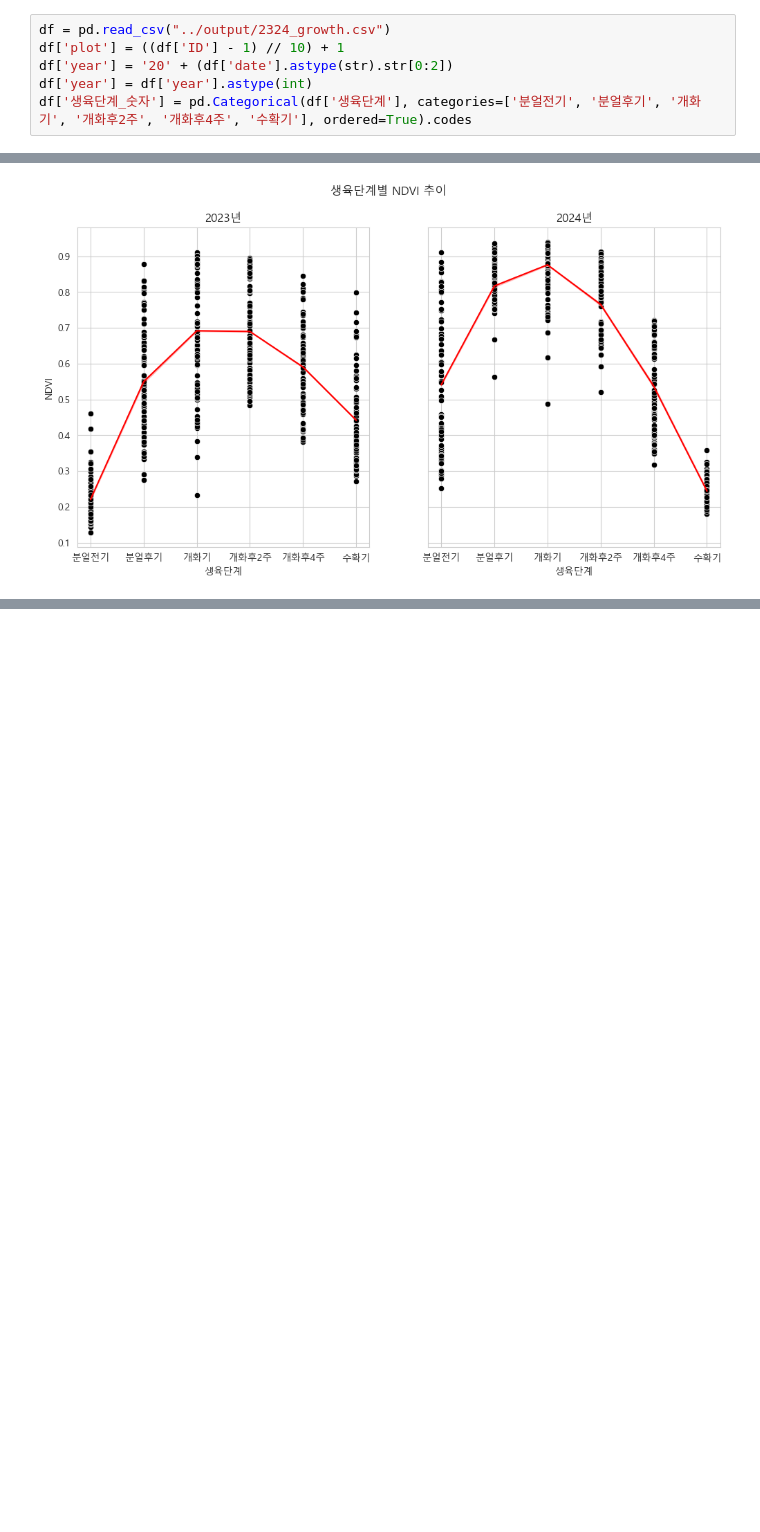
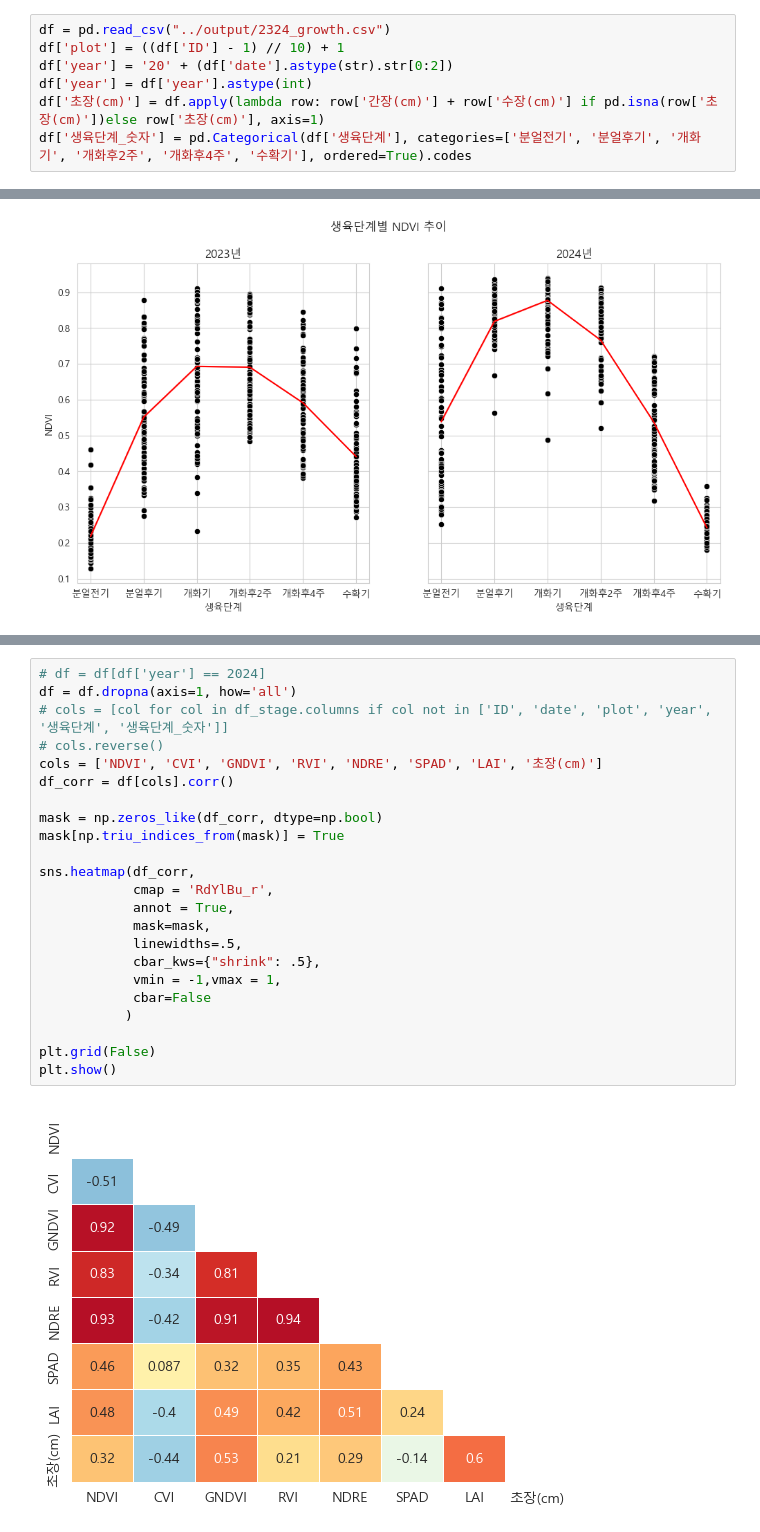
Before and after one commit to SmartDigitalAg/Wheat-Yield-Estimation, a Jupyter notebook: drone_yield/analysis/analysis.ipynb, the cells around one changed output, grey strips where cells are left out. Cells and saved outputs as stored; diff of their text form; blank space fills up the shorter version.

```diff
--- a/drone_yield/analysis/analysis.ipynb
+++ b/drone_yield/analysis/analysis.ipynb
@@ -16,4 +16,5 @@ df = pd.read_csv("../output/2324_growth.csv")
 df['plot'] = ((df['ID'] - 1) // 10) + 1
 df['year'] = '20' + (df['date'].astype(str).str[0:2])
 df['year'] = df['year'].astype(int)
+df['초장(cm)'] = df.apply(lambda row: row['간장(cm)'] + row['수장(cm)'] if pd.isna(row['초장(cm)'])else row['초장(cm)'], axis=1)
 df['생육단계_숫자'] = pd.Categorical(df['생육단계'], categories=['분얼전기', '분얼후기', '개화기', '개화후2주', '개화후4주', '수확기'], ordered=True).codes
@@ -54,0 +306,25 @@ fig.suptitle(f'생육단계별 {y_feature_name} 추이');
+# %%
+# df = df[df['year'] == 2024]
+df = df.dropna(axis=1, how='all')
+# cols = [col for col in df_stage.columns if col not in ['ID', 'date', 'plot', 'year', '생육단계', '생육단계_숫자']]
+# cols.reverse()
+cols = ['NDVI', 'CVI', 'GNDVI', 'RVI', 'NDRE', 'SPAD', 'LAI', '초장(cm)']
+df_corr = df[cols].corr()
+
+mask = np.zeros_like(df_corr, dtype=np.bool)
+mask[np.triu_indices_from(mask)] = True
+
+sns.heatmap(df_corr,
+            cmap = 'RdYlBu_r',
+            annot = True,
+            mask=mask,
+            linewidths=.5,
+            cbar_kws={"shrink": .5},
+            vmin = -1,vmax = 1,
+            cbar=False
+           )
+
+plt.grid(False)
+plt.show()
+# %% [output]
+[figure, added]
```
Also changed, not shown: parts of 13 cells of this notebook, 11 other files.
